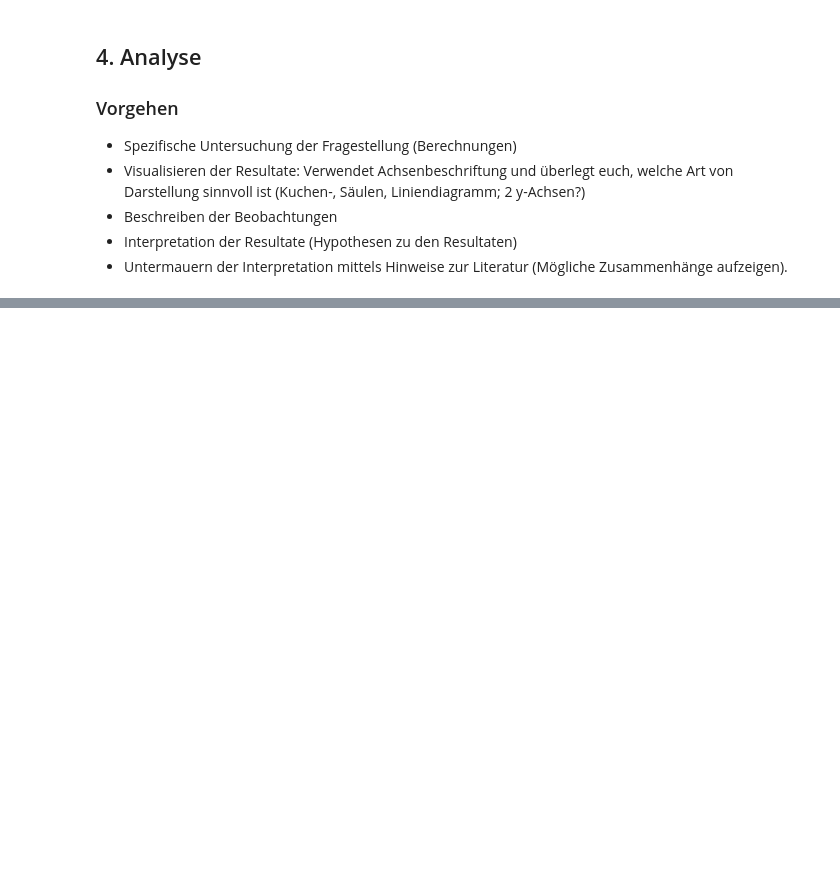
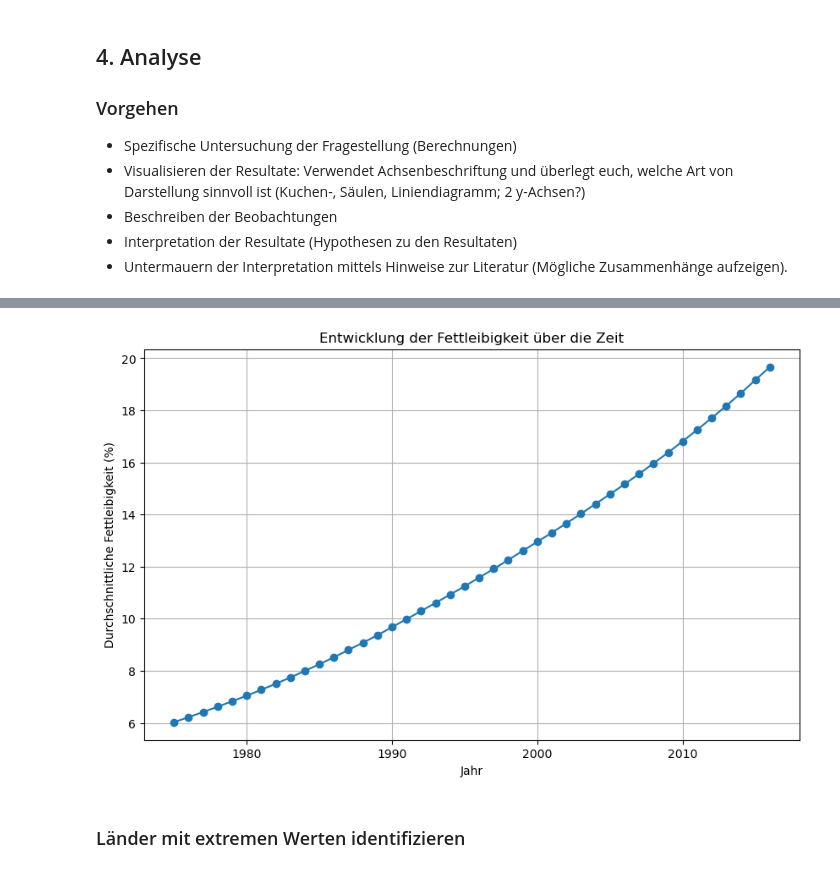
Before and after one commit to simona-cyber/LN-Python, a Jupyter notebook: Grundgerüst_Leistungsnachweis.ipynb, the cells around one changed output, grey strips where cells are left out. Saved outputs shown, nothing was run; the diff lists cells and outputs as text; code cells hidden in the pictures; blank space fills up the shorter version.

```diff
--- a/Grundgerüst_Leistungsnachweis.ipynb
+++ b/Grundgerüst_Leistungsnachweis.ipynb
@@ -550,0 +303,3 @@ plt.show()
+# %%
+mean_per_year = df.groupby('Jahr')['Fettleibigkeit'].mean()
+print(mean_per_year)
@@ -550,0 +324,14 @@ plt.show()
+# %%
+import matplotlib.pyplot as plt
+
+plt.figure(figsize=(10, 6))
+plt.plot(mean_per_year.index, mean_per_year.values, marker='o', linestyle='-')
+plt.title('Entwicklung der Fettleibigkeit über die Zeit')
+plt.xlabel('Jahr')
+plt.ylabel('Durchschnittliche Fettleibigkeit (%)')
+plt.grid(True)
+plt.show()
+# %% [output]
+[figure, added]
+# %% [markdown]
+### Länder mit extremen Werten identifizieren
```
Also changed, not shown: parts of 42 cells of this notebook.
